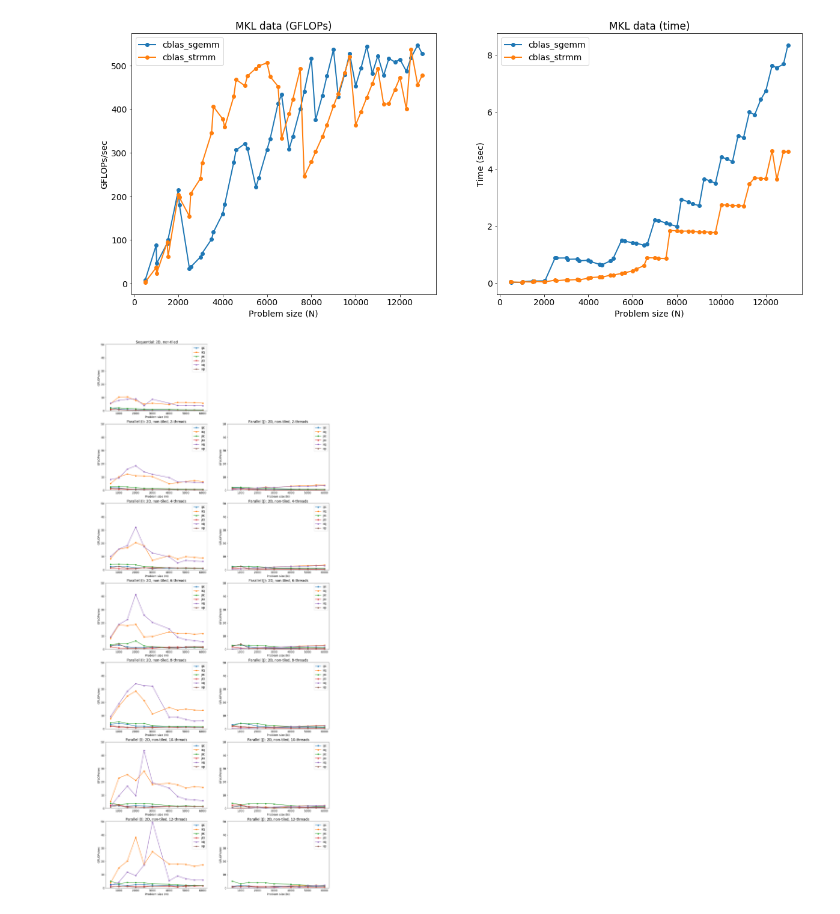
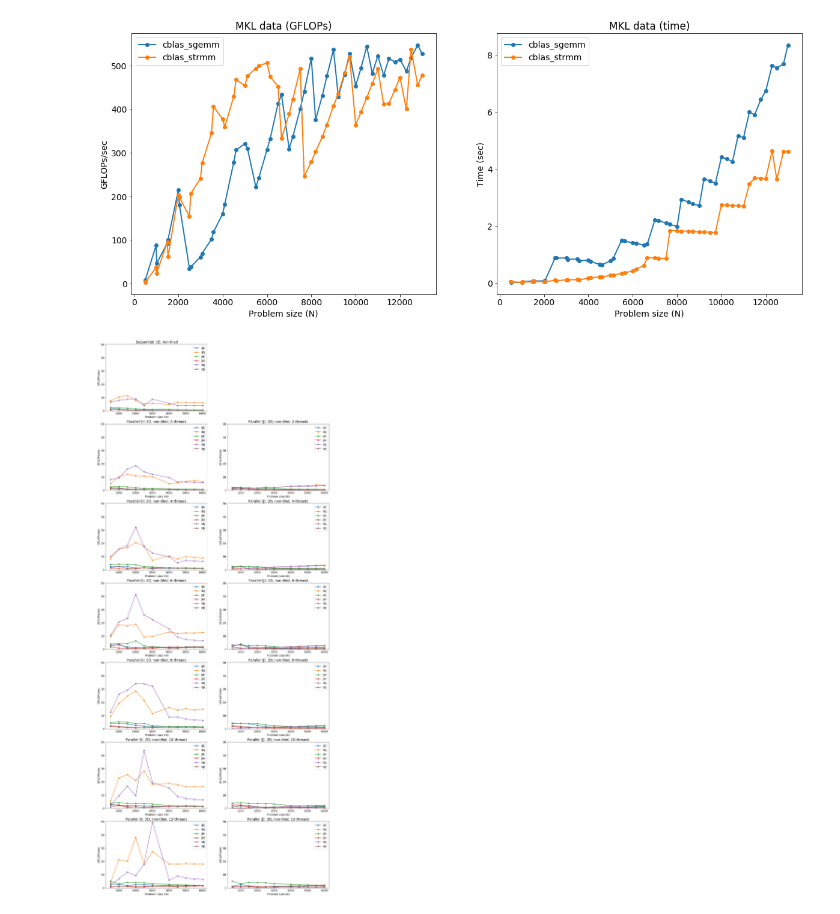
Before and after one commit to lnarmour/parric-ttmm, a Jupyter notebook: scripts/finalScripts/plots/Baseline.ipynb, the cells around one changed output. Saved outputs shown, nothing was run; the diff lists cells and outputs as text; code cells hidden in the pictures.

```diff
--- a/scripts/finalScripts/plots/Baseline.ipynb
+++ b/scripts/finalScripts/plots/Baseline.ipynb
@@ -4,13 +4,6 @@ import os
 from glob import glob
 import numpy as np
 import matplotlib.pyplot as plt
-# %%
-data = []
-for filename in glob('../results/2D*.json'):
-    with open(filename, 'r') as f:
-        data += json.load(f)
-
-data = [o for o in data if len(o['times'])!=0 and not o['error']]
 # %%
 def calc_gflops(N, time, type):
     if type == 'ss':
@@ -181,18 +175,15 @@ def plot_ours(P, time=True, gflops=False, tiled=0, permutation=None, num_threads
 # %%
-P = load_our_data('../results/2D.N*.json')
-ON = True
+P = load_our_data('../results/2D.*.json')
 ymax = 50
 
-if ON:
-    plt.figure(figsize=(20,50))
-    plt.subplot(7,2,1)
-    plot_ours(P, parallel=0, gflops=True, title='Sequential: 2D, non-tiled', ymax=ymax)
-    for i, n in enumerate(range(2,14,2)):
-        plt.subplot(7,2,1+n)
-        plot_ours(P, parallel=1, gflops=True, num_threads=n, loop_parallelized=0, title='Parallel (I): 2D, non-tiled, {}-threads'.format(n), ymax=ymax)
-        plt.subplot(7,2,1+n+1)
-        plot_ours(P, parallel=1, gflops=True, num_threads=n, loop_parallelized=1, title='Parallel (J): 2D, non-tiled, {}-threads'.format(n), ymax=ymax)
-    plt.show()
+plt.figure(figsize=(20,50))
+plt.subplot(7,2,1)
+plot_ours(P, parallel=0, gflops=True, title='Sequential: 2D, non-tiled', ymax=ymax)
+for i, n in enumerate(range(2,14,2)):
+    plt.subplot(7,2,1+n)
+    plot_ours(P, parallel=1, gflops=True, num_threads=n, loop_parallelized=0, title='Parallel (I): 2D, non-tiled, {}-threads'.format(n), ymax=ymax)
+    plt.subplot(7,2,1+n+1)
+    plot_ours(P, parallel=1, gflops=True, num_threads=n, loop_parallelized=1, title='Parallel (J): 2D, non-tiled, {}-threads'.format(n), ymax=ymax)
 # %% [output]
-[figure, old version]
+[figure, new version]
 # %%
```
Also changed, not shown: parts of 6 cells of this notebook.
